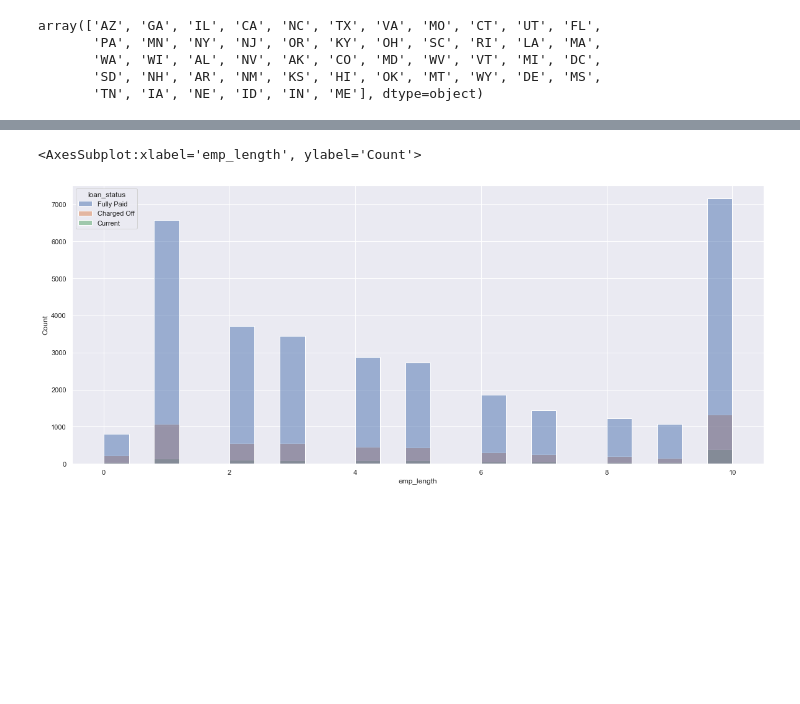
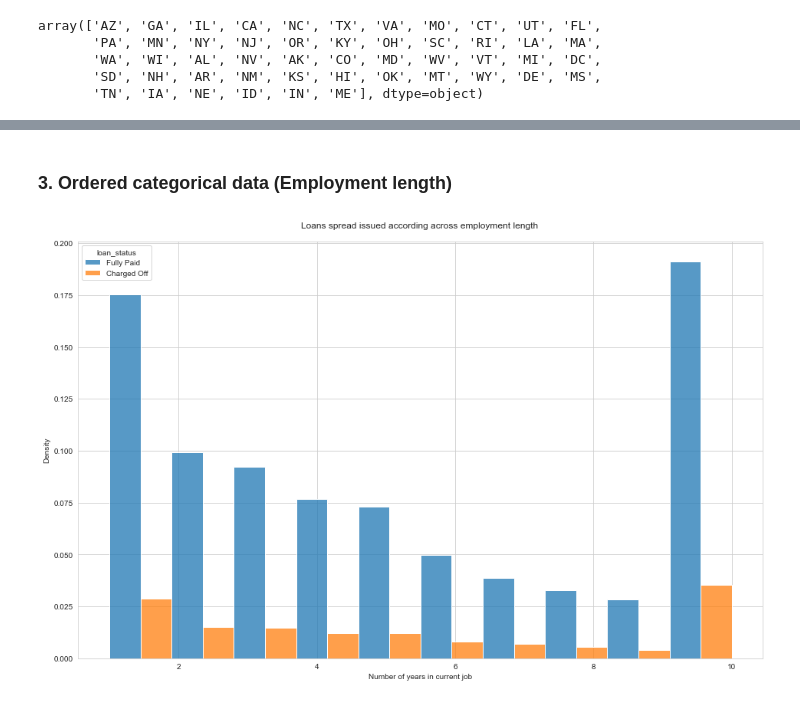
Before and after one commit to NavsGo/LendingClub_CaseStudy, a Jupyter notebook: CS-LendingClub.ipynb, the cells around one changed output, grey strips where cells are left out. Cells and saved outputs as stored; diff of their text form; code cells hidden in the pictures; blank space fills up the shorter version.

Commit message:
analysis done

```diff
--- a/CS-LendingClub.ipynb
+++ b/CS-LendingClub.ipynb
@@ -778,2 +710,3 @@ Name: zip_code, Length: 822, dtype: int64
 # %%
-df1.info()
+# remove the field. let us limit the analysis to state level
+df1.drop('zip_code', axis =1, inplace = True)
@@ -804,4 +712,0 @@ consumer_attr_cols  =df.columns[]
-# %%
-sns.set_theme(rc={'figure.figsize':(20,8.27)})
-
-sns.heatmap(df1.corr())
@@ -821,0 +718,3 @@ sns.
+# %%
+# remove the field. let us limit the analysis to state level
+df1.drop(['out_prncp', 'out_prncp_inv'], axis =1, inplace = True)
@@ -821,0 +750,12 @@ sns.
+# %%
+plt.rcParams['figure.figsize'] = [16,10]
+sns.set_style("whitegrid")
+sns.displot(data =df1,  x = df1.issue_year,  stat="probability", multiple="dodge", hue = df1.loan_status, bins= 5)
+plt.title("Loans spread across years\n")
+plt.xlabel("Issue year")
+plt.xticks(df1.issue_year.unique())
+plt.ylabel("Density")
+plt.show()
+
+# INSIGHT:  The number of the loans(both paid and defaulted segments) increase steadily over the years
+#doesn't show any varied pattern in both segments over the years
@@ -822,5 +810,13 @@ sns.
+# %% [markdown]
+### 3. Ordered categorical data (Employment length)
 # %%
-sns.histplot(data = df1, x= df1.emp_length, hue = df1.loan_status, color= 'r')
+ax= sns.histplot(data = df1, x= df1.emp_length, hue = df1.loan_status,  stat="probability", multiple="dodge" , bins =10)
+plt.title("Loans spread issued according across employment length \n")
+plt.xlabel("Number of years in current job")
+plt.ylabel("Density")
+plt.show()
+
+## INSIGHT:  Most number of the loans(both paid and defaulted segments) are issued to customers who are in a steady job(>10 years) and between 1&2 yrs.
+##doesn't show any varied pattern in both segments across various employment lengths
 # %% [output]
-<AxesSubplot:xlabel='emp_length', ylabel='Count'>
-[figure, old version]
+[figure, new version]
```
Also changed, not shown: parts of 129 cells of this notebook.
